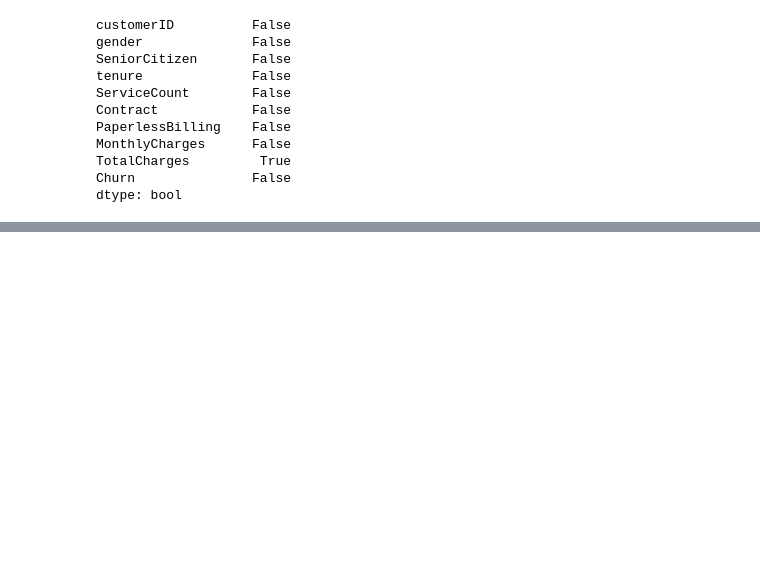
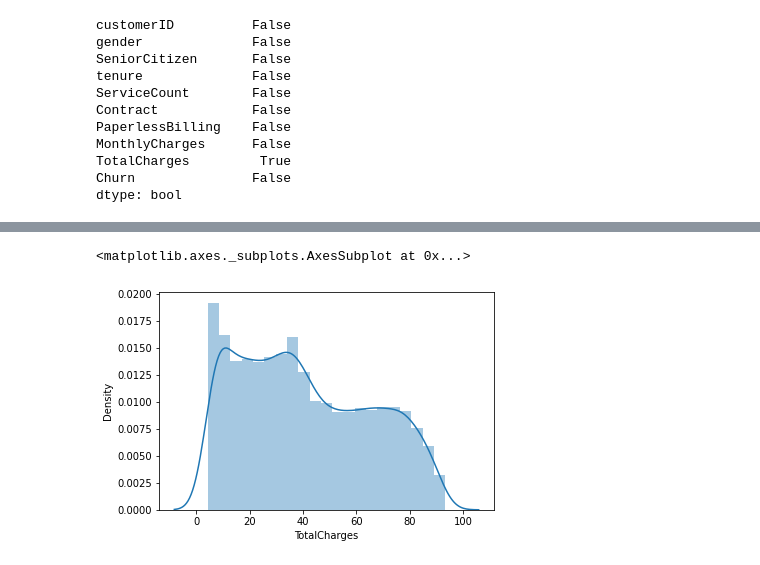
Before and after one commit to shelly2904/DATA_SCIENCE, a Jupyter notebook: EDA/Applied_Statistics.ipynb, the cells around one changed output, grey strips where cells are left out. Drawn from its saved outputs; the diff is of its cells as text; code cells hidden in the pictures; blank space fills up the shorter version.

```diff
--- a/EDA/Applied_Statistics.ipynb
+++ b/EDA/Applied_Statistics.ipynb
@@ -61,0 +120,5 @@ dtype: bool
+# %%
+sns.distplot(churn_df["TotalCharges"].apply(np.sqrt), hist=True)
+# %% [output]
+<matplotlib.axes._subplots.AxesSubplot at 0x...>
+[figure, added]
```
Also changed, not shown: parts of 19 cells of this notebook.
